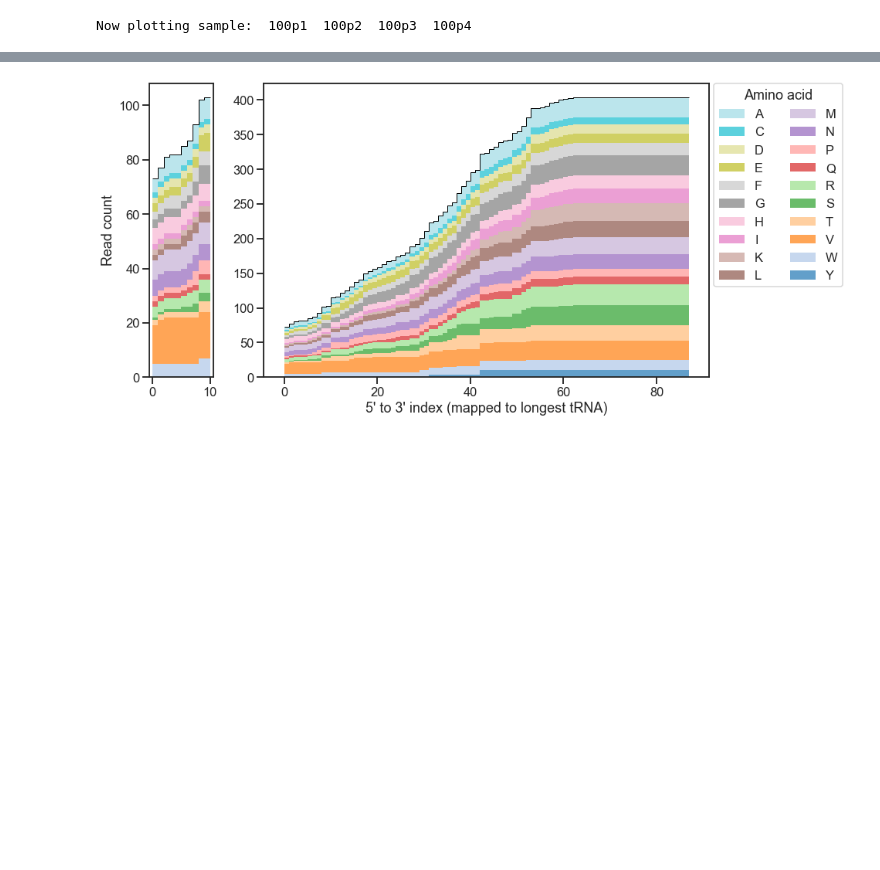
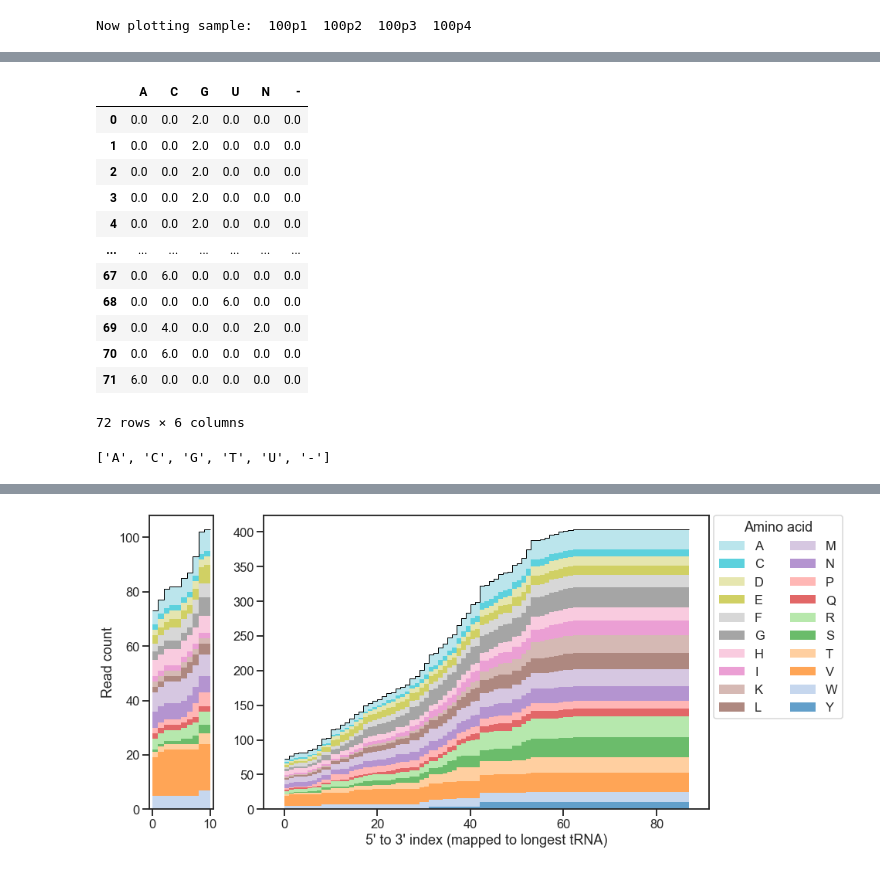
Before and after one commit to krdav/tRNA-charge-seq, a Jupyter notebook: projects/tRNAseq_third-gen/process_data.ipynb, the cells around one changed output, grey strips where cells are left out. Saved outputs shown, nothing was run; the diff lists cells and outputs as text; code cells hidden in the pictures; blank space fills up the shorter version.

```diff
--- a/projects/tRNAseq_third-gen/process_data.ipynb
+++ b/projects/tRNAseq_third-gen/process_data.ipynb
@@ -663,0 +399,20 @@ agg_df.head(2)
+# %%
+count_df
+# %% [output]
+|  | A | C | G | U | N | - |
+| 0 | 0.0 | 0.0 | 2.0 | 0.0 | 0.0 | 0.0 |
+| 1 | 0.0 | 0.0 | 2.0 | 0.0 | 0.0 | 0.0 |
+| 2 | 0.0 | 0.0 | 2.0 | 0.0 | 0.0 | 0.0 |
+| 3 | 0.0 | 0.0 | 2.0 | 0.0 | 0.0 | 0.0 |
+| 4 | 0.0 | 0.0 | 2.0 | 0.0 | 0.0 | 0.0 |
+| ... | ... | ... | ... | ... | ... | ... |
+| 67 | 0.0 | 6.0 | 0.0 | 0.0 | 0.0 | 0.0 |
+| 68 | 0.0 | 0.0 | 0.0 | 6.0 | 0.0 | 0.0 |
+| 69 | 0.0 | 4.0 | 0.0 | 0.0 | 2.0 | 0.0 |
+| 70 | 0.0 | 6.0 | 0.0 | 0.0 | 0.0 | 0.0 |
+| 71 | 6.0 | 0.0 | 0.0 | 0.0 | 0.0 | 0.0 |
+72 rows × 6 columns
+# %%
+char_list
+# %% [output]
+['A', 'C', 'G', 'T', 'U', '-']
```
Also changed, not shown: parts of 14 cells of this notebook, 2 other files.
